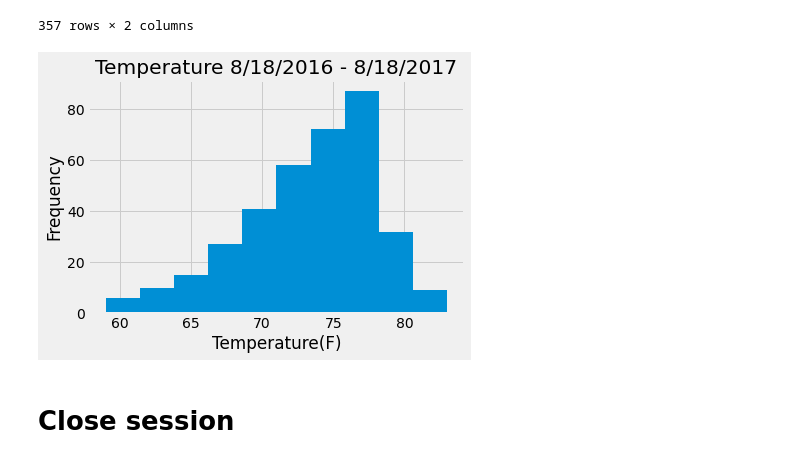
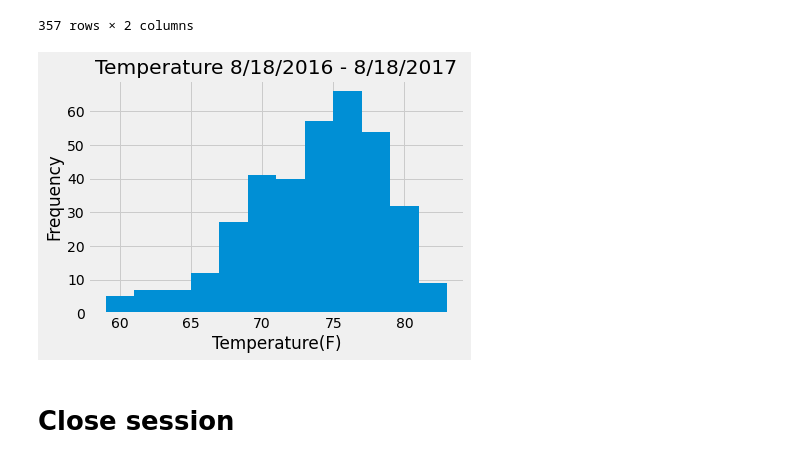
Before and after one commit to klharp/SQLAchemy-SurfsUp, a Jupyter notebook: climate.ipynb, the cells around one changed output. Cells and saved outputs as stored; diff of their text form; code cells hidden in the pictures.

```diff
--- a/climate_starter.ipynb
+++ b/climate.ipynb
@@ -217,13 +217,13 @@ mostactive2_df[:357]
 | 2016-08-18 | USC00519281 | 80.0 |
 357 rows × 2 columns
 # %%
-plt.hist(mostactive2_df[:357]['tobs'])
+plt.hist(mostactive2_df[:357]['tobs'], bins=12)
 plt.title("Temperature 8/18/2016 - 8/18/2017")
 plt.xlabel('Temperature(F)')
 plt.ylabel('Frequency')
 plt.show()
 # %% [output]
-[figure, old version]
+[figure, new version]
 # %% [markdown]
 # Close session
 # %%
```
Also changed, not shown: parts of 2 cells of this notebook, 8 other files.
